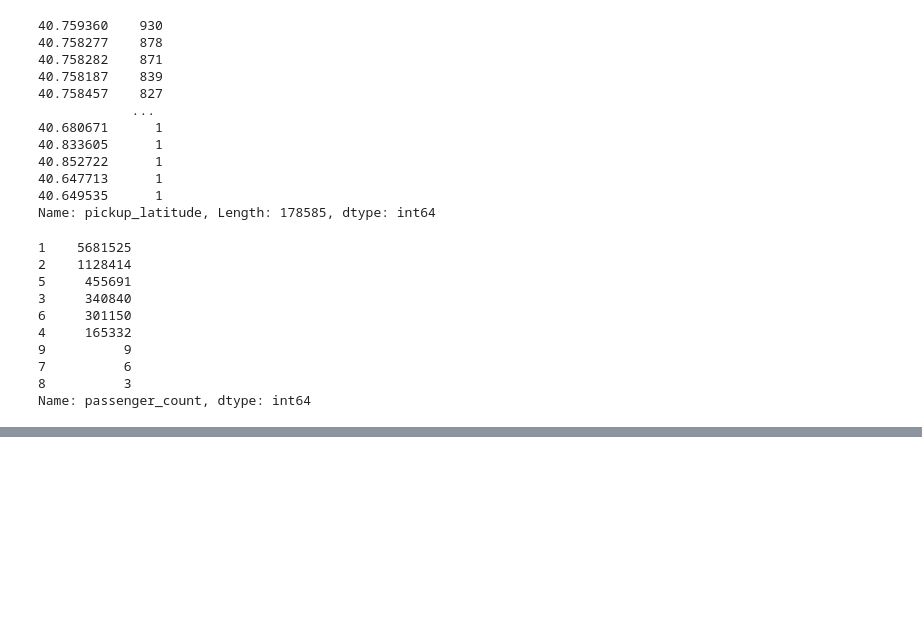
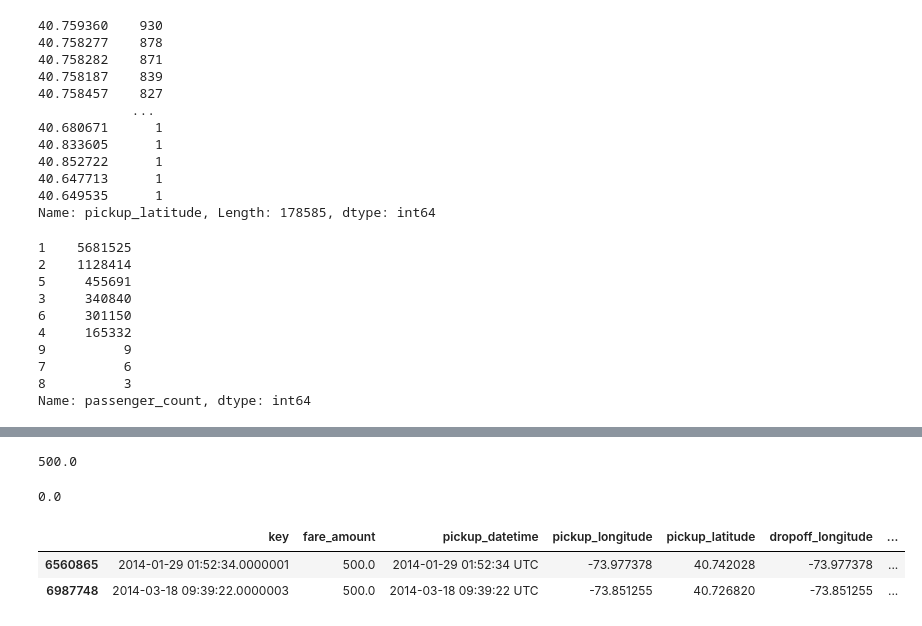
Before and after one commit to srosamont/Projects_Ironhack, a Jupyter notebook: NYC_ride_fare.ipynb, the cells around one changed output, grey strips where cells are left out. Cells and saved outputs as stored; diff of their text form; code cells hidden in the pictures; blank space fills up the shorter version.

```diff
--- a/NYC_ride_fare.ipynb
+++ b/NYC_ride_fare.ipynb
@@ -246,0 +250,8 @@ Name: passenger_count, dtype: int64
+# %%
+df_2014.fare_amount.max()
+# %% [output]
+500.0
+# %%
+df_2014.fare_amount.min()
+# %% [output]
+0.0
@@ -247,3 +261,9 @@ Name: passenger_count, dtype: int64
+# %%
+df_2014[df_2014.fare_amount==500.0]
+# %% [output]
+|  | key | fare_amount | pickup_datetime | pickup_longitude | pickup_latitude | dropoff_longitude | ... |
+| 6560865 | 2014-01-29 01:52:34.0000001 | 500.0 | 2014-01-29 01:52:34 UTC | -73.977378 | 40.742028 | -73.977378 | ... |
+| 6987748 | 2014-03-18 09:39:22.0000003 | 500.0 | 2014-03-18 09:39:22 UTC | -73.851255 | 40.726820 | -73.851255 | ... |
 # %%
 %%time
 filename = 'fichier2014lu.sav'
```
Also changed, not shown: parts of 10 cells of this notebook.
